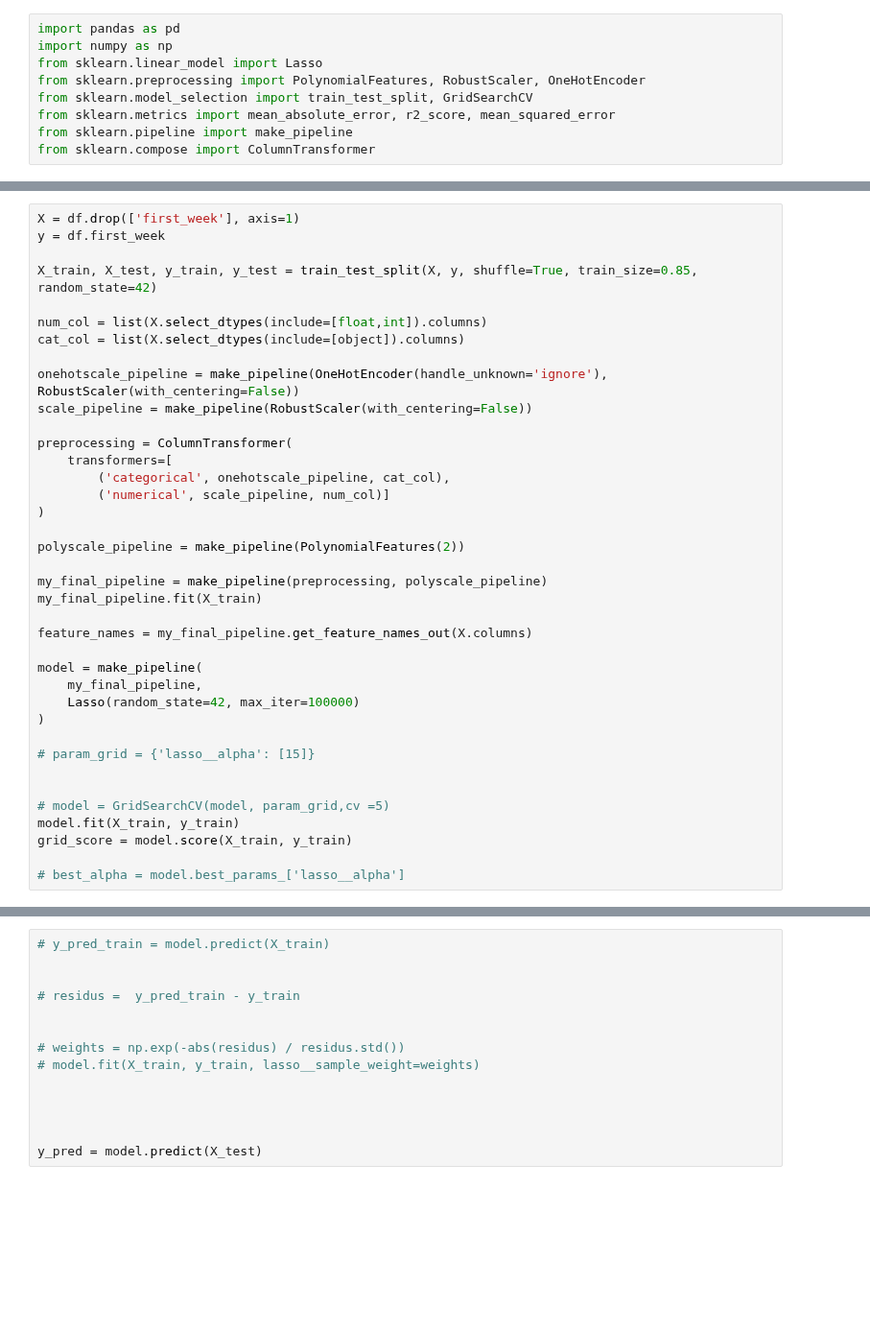
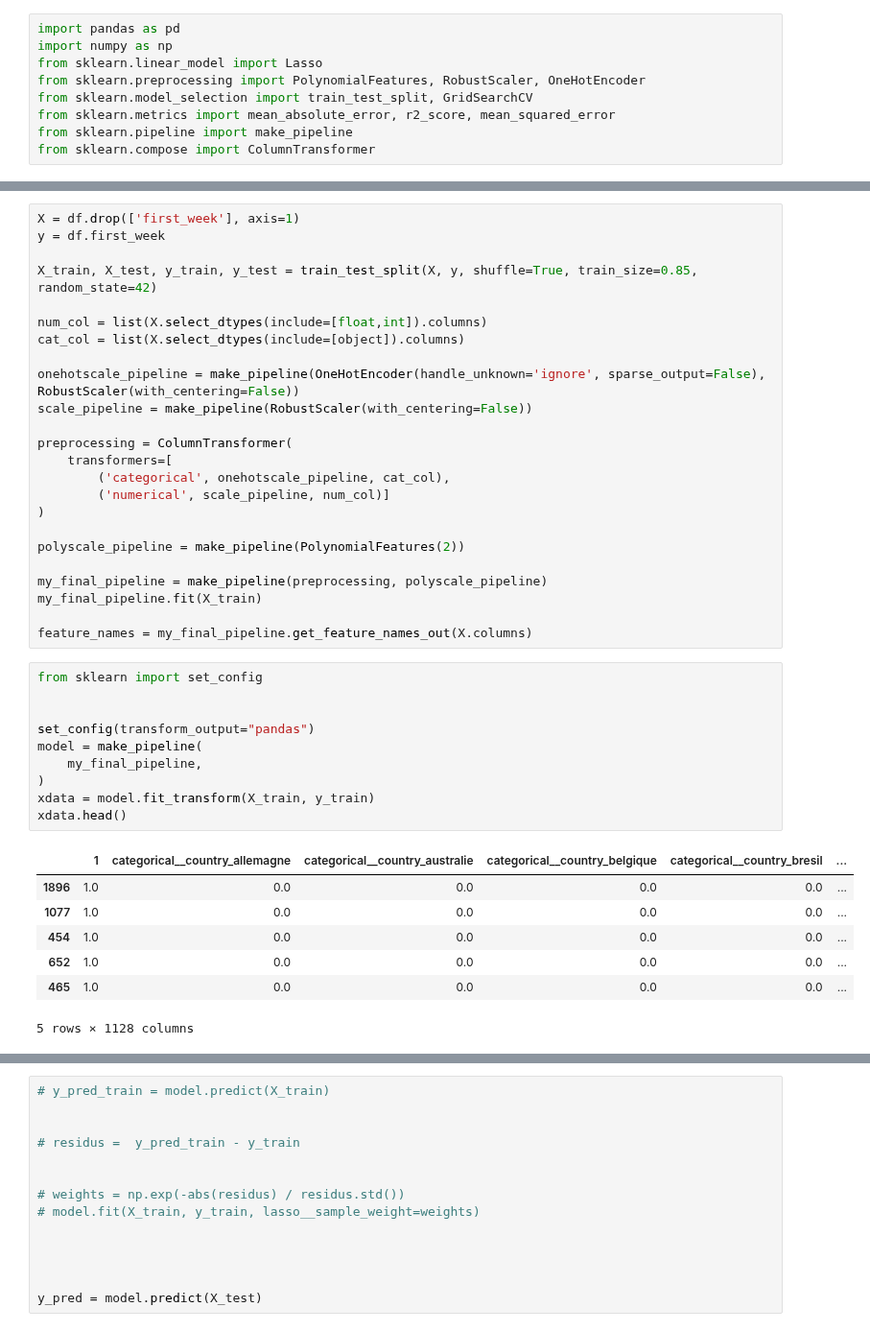
Before and after one commit to AFlo59/Brief_Popularity_Film, a Jupyter notebook: modelisation/model.ipynb, the cells around one changed output, grey strips where cells are left out. Shown at 96% size. Cells and saved outputs as stored; diff of their text form; blank space fills up the shorter version.

Commit message:
BF-41 score 75

```diff
--- a/modelisation/model.ipynb
+++ b/modelisation/model.ipynb
@@ -37,7 +37,7 @@ X_train, X_test, y_train, y_test = train_test_split(X, y, shuffle=True, train_si
 num_col = list(X.select_dtypes(include=[float,int]).columns)
 cat_col = list(X.select_dtypes(include=[object]).columns)
 
-onehotscale_pipeline = make_pipeline(OneHotEncoder(handle_unknown='ignore'), RobustScaler(with_centering=False))
+onehotscale_pipeline = make_pipeline(OneHotEncoder(handle_unknown='ignore', sparse_output=False), RobustScaler(with_centering=False))
 scale_pipeline = make_pipeline(RobustScaler(with_centering=False))
 
 preprocessing = ColumnTransformer(
@@ -52,17 +52,21 @@ my_final_pipeline = make_pipeline(preprocessing, polyscale_pipeline)
 my_final_pipeline.fit(X_train)
 
 feature_names = my_final_pipeline.get_feature_names_out(X.columns)
-
-model = make_pipeline(
-    my_final_pipeline,
-    Lasso(random_state=42, max_iter=100000)
-)
-
-# param_grid = {'lasso__alpha': [15]}
-
-
-# model = GridSearchCV(model, param_grid,cv =5)
-model.fit(X_train, y_train)
-grid_score = model.score(X_train, y_train)
-
-# best_alpha = model.best_params_['lasso__alpha']
+# %%
+from sklearn import set_config
+
+
+set_config(transform_output="pandas")
+model = make_pipeline(
+    my_final_pipeline,
+)
+xdata = model.fit_transform(X_train, y_train)
+xdata.head()
+# %% [output]
+|  | 1 | categorical__country_allemagne | categorical__country_australie | categorical__country_belgique | categorical__country_bresil | ... |
+| 1896 | 1.0 | 0.0 | 0.0 | 0.0 | 0.0 | ... |
+| 1077 | 1.0 | 0.0 | 0.0 | 0.0 | 0.0 | ... |
+| 454 | 1.0 | 0.0 | 0.0 | 0.0 | 0.0 | ... |
+| 652 | 1.0 | 0.0 | 0.0 | 0.0 | 0.0 | ... |
+| 465 | 1.0 | 0.0 | 0.0 | 0.0 | 0.0 | ... |
+5 rows × 1128 columns
```
Also changed, not shown: parts of 8 cells of this notebook, 1 other file.
